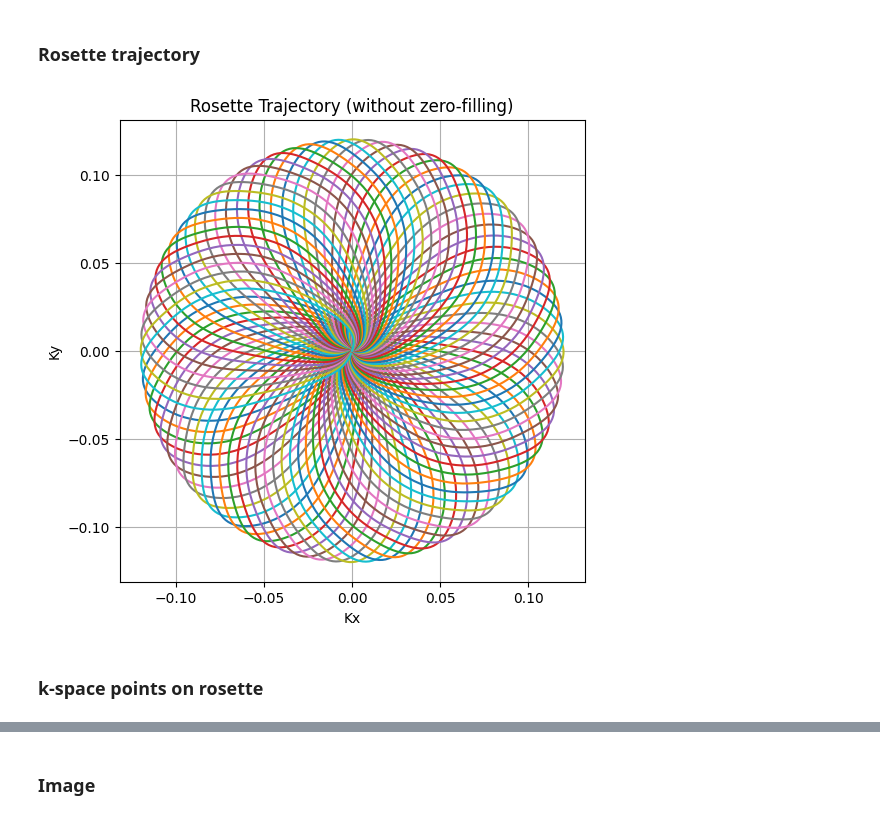
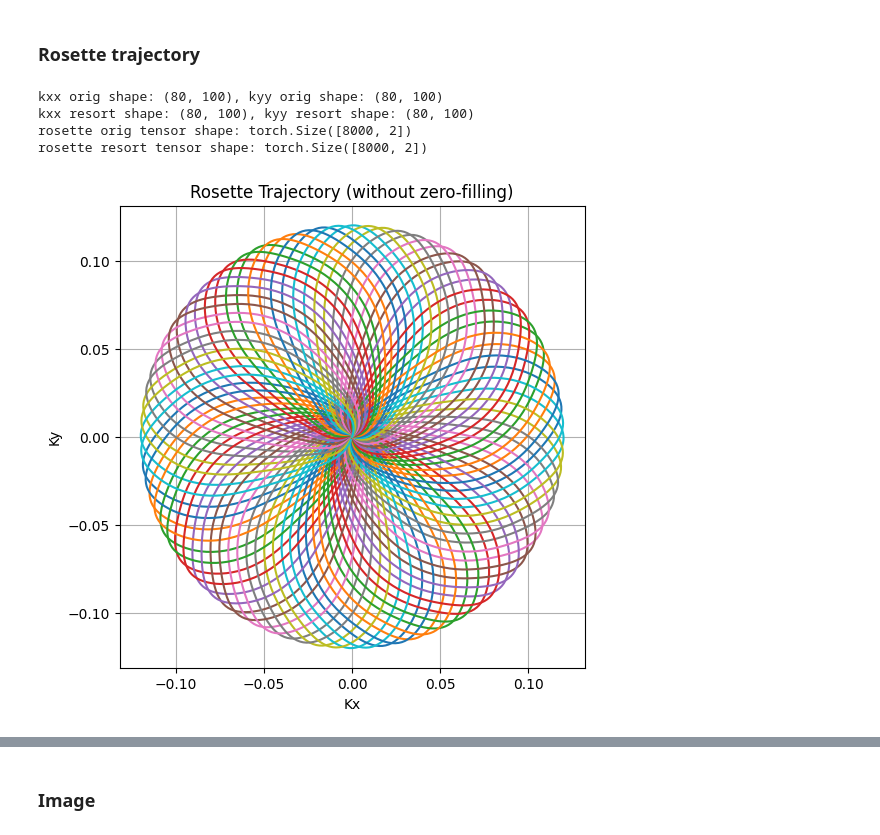
Before and after one commit to frank-roesler/MR_Trajectory_Fit, a Jupyter notebook: recon.ipynb, the cells around one changed output, grey strips where cells are left out. Drawn from its saved outputs; the diff is of its cells as text; code cells hidden in the pictures.

```diff
--- a/recon.ipynb
+++ b/recon.ipynb
@@ -122,31 +124,38 @@ flat: (32, 8000)
 # %%
 with open(rosette_path, 'r') as f:
     traj_dict = json.load(f)
 
+petal_order = np.r_[np.arange(0, N_PETALS, 2), np.arange(1, N_PETALS, 2)]
 kx = np.array(traj_dict['k_space']['Kx'])
 ky = np.array(traj_dict['k_space']['Ky'])
 
-"""
-# swap kx and ky
-temp = kx
-kx = ky
-ky = temp
-"""
+kxx_resort = kx[petal_order, :] # shape: (80, 100)
+kyy_resort = ky[petal_order, :] # shape: (80, 100)
+kxx_orig = kx  # shape: (80, 100)
+kyy_orig = ky  # shape: (80, 100)
 
-rosette_numpy = np.stack((kx, ky), axis=-1)
-rosette_tensor = torch.tensor(rosette_numpy, dtype=torch.float32)
-rosette_tensor = rosette_tensor.reshape(-1, 2)
+print(f"kxx orig shape: {kxx_orig.shape}, kyy orig shape: {kyy_orig.shape}")
+print(f"kxx resort shape: {kxx_resort.shape}, kyy resort shape: {kyy_resort.shape}")
+
+rosette_orig_tensor = torch.tensor(np.stack((kxx_orig, kyy_orig), axis=-1), dtype=torch.float32)  # shape: (80, 100, 2)
+rosette_resort_tensor = torch.tensor(np.stack((kxx_resort, kyy_resort), axis=-1), dtype=torch.float32)  # shape: (80, 100, 2)
+rosette_orig_tensor = rosette_orig_tensor.reshape(-1, 2)
+rosette_resort_tensor = rosette_resort_tensor.reshape(-1, 2)
+print(f"rosette orig tensor shape: {rosette_orig_tensor.shape}")
+print(f"rosette resort tensor shape: {rosette_resort_tensor.shape}")
 
 plt.figure(figsize=[6,6])
 for i in range(80):
-    plt.plot(kx[i], ky[i])
+    plt.plot(kxx_resort[i], kyy_resort[i])
 plt.title('Rosette Trajectory (without zero-filling)')
 plt.xlabel('Kx')
 plt.ylabel('Ky')
 plt.axis('equal')
 plt.grid()
 plt.show()
 # %% [output]
+kxx orig shape: (80, 100), kyy orig shape: (80, 100)
+kxx resort shape: (80, 100), kyy resort shape: (80, 100)
+rosette orig tensor shape: torch.Size([8000, 2])
+rosette resort tensor shape: torch.Size([8000, 2])
-[figure, old version]
+[figure, new version]
-# %% [markdown]
-### k-space points on rosette
```
Also changed, not shown: parts of 12 cells of this notebook.
